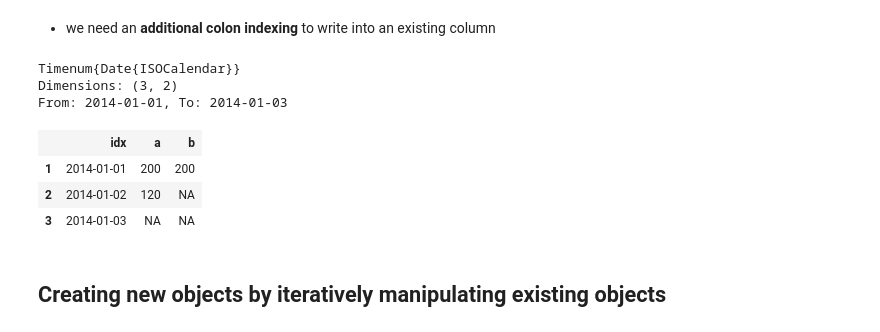
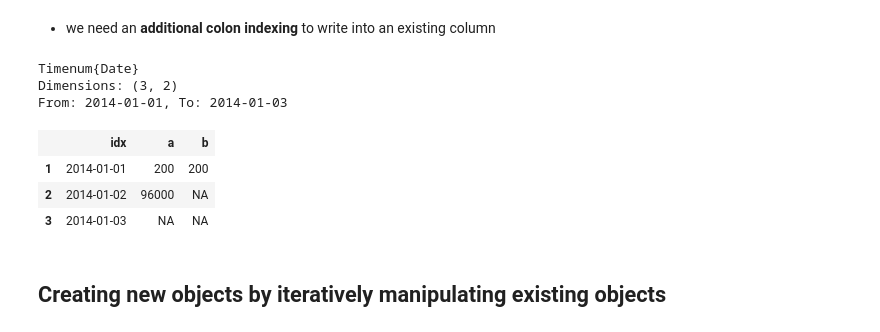
Before and after one commit to JuliaFinMetriX/JupyterApps, a Jupyter notebook: julia/iterators_comprehensions_and_map.ipynb, the cells around one changed output. Cells and saved outputs as stored; diff of their text form; code cells hidden in the pictures.

```diff
--- a/julia/iterators_comprehensions_and_map.ipynb
+++ b/julia/iterators_comprehensions_and_map.ipynb
@@ -322,6 +352,6 @@ while loading In[29], in expression starting on line 2
 # %% [markdown]
 - trying **similar transformation of** columns of a **`Timenum`** object
 # %%
-dats = [date(2014,1,1):date(2014,1,3)]
+dats = [Date(2014,1,1):Date(2014,1,3)]
 tn = Timenum(df, dats)
 # %% [output]
@@ -335,7 +365,7 @@ From: 2014-01-01, To: 2014-01-03
 # %% [markdown]
  - **iterative multiplication** of columns: **fails** (without error!) as `setindex!` methods are not defined
 # %%
-for col in eachcol(tn)
+for col in eachvar(tn)
     col = col.*2
 end
 tn
@@ -351,9 +381,12 @@ From: 2014-01-01, To: 2014-01-03
 - we need **detour to** the underlying **`DataFrame`**
 - **be cautious** to correctly index the entries: the following code is **not working**
 # %%
-for col in eachcol(tn)
-    col.vals.columns[1] = col.vals.columns[1].*2
-    display(col.vals.columns[1])
+try
+    for col in eachcol(tn)
+        col[2] = col[2].*2
+        display(col.vals.columns[1])
+    end
+catch e
+    show(e)
 end
-tn
 # %% [output]
@@ -376,16 +395,16 @@ From: 2014-01-01, To: 2014-01-03
 - we need an **additional colon indexing** to write into an existing column
 # %%
 for col in eachcol(tn)
-    col.vals.columns[1][:] = col.vals.columns[1].*2
+    col[2][:] = col[2].*2
 end
 tn
 # %% [output]
-Timenum{Date{ISOCalendar}}
+Timenum{Date}
 Dimensions: (3, 2)
 From: 2014-01-01, To: 2014-01-03
 |  | idx | a | b |
 | 1 | 2014-01-01 | 200 | 200 |
-| 2 | 2014-01-02 | 120 | NA |
+| 2 | 2014-01-02 | 96000 | NA |
 | 3 | 2014-01-03 | NA | NA |
 # %% [markdown]
 ## Creating new objects by iteratively manipulating existing objects
```
Also changed, not shown: parts of 30 cells of this notebook, 2 other files.
